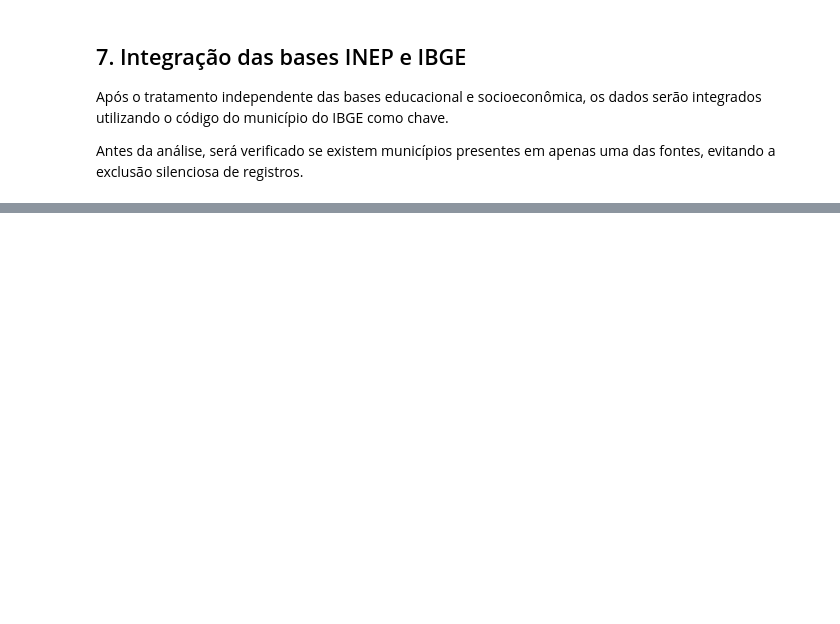
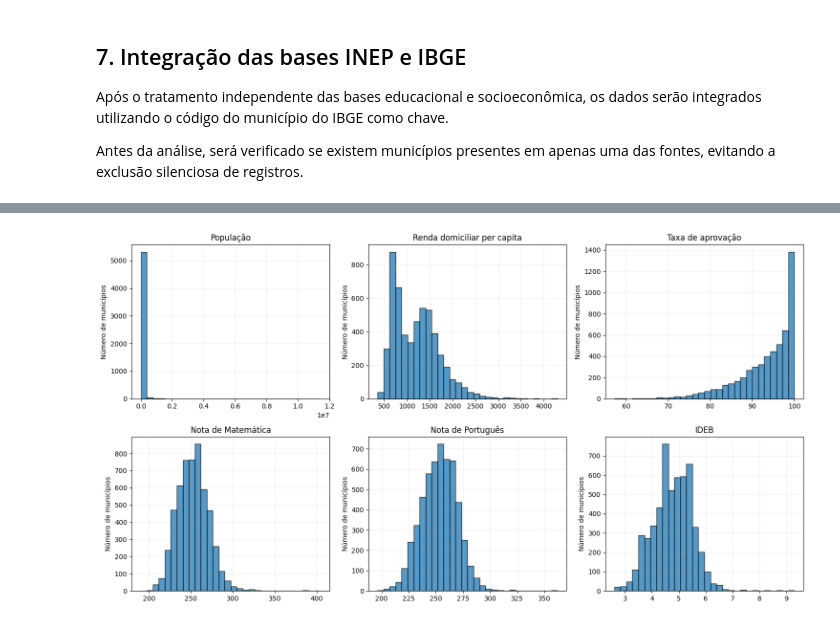
Before and after one commit to Emanoel-de-Moura-Silva/Ci-ncia-de-Dados---Brasil-em-Dados, a Jupyter notebook: notebooks/brasil_em_dados.ipynb, the cells around one changed output, grey strips where cells are left out. Drawn from its saved outputs; the diff is of its cells as text; code cells hidden in the pictures; blank space fills up the shorter version.

```diff
--- a/notebooks/brasil_em_dados.ipynb
+++ b/notebooks/brasil_em_dados.ipynb
@@ -372,0 +612,32 @@ apenas uma das fontes, evitando a exclusão silenciosa de registros.
+# %%
+rotulos = {
+    "populacao_2022": "População",
+    "renda_domiciliar_per_capita_2022": "Renda domiciliar per capita",
+    "taxa_aprovacao_2023": "Taxa de aprovação",
+    "nota_matematica_2023": "Nota de Matemática",
+    "nota_portugues_2023": "Nota de Português",
+    "ideb_2023": "IDEB"
+}
+
+fig, axes = plt.subplots(
+    2,
+    3,
+    figsize=(15, 8)
+)
+
+for coluna, ax in zip(variaveis_analise, axes.flatten()):
+    ax.hist(
+        df_analise[coluna],
+        bins=30,
+        edgecolor="black",
+        alpha=0.75
+    )
+
+    ax.set_title(rotulos[coluna])
+    ax.set_ylabel("Número de municípios")
+    ax.grid(alpha=0.2)
+
+plt.tight_layout()
+plt.show()
+# %% [output]
+[figure, added]
```
Also changed, not shown: parts of 32 cells of this notebook, 9 other files.
